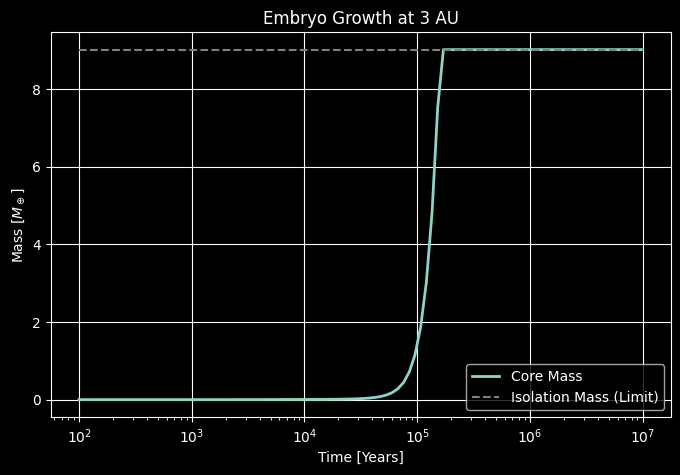
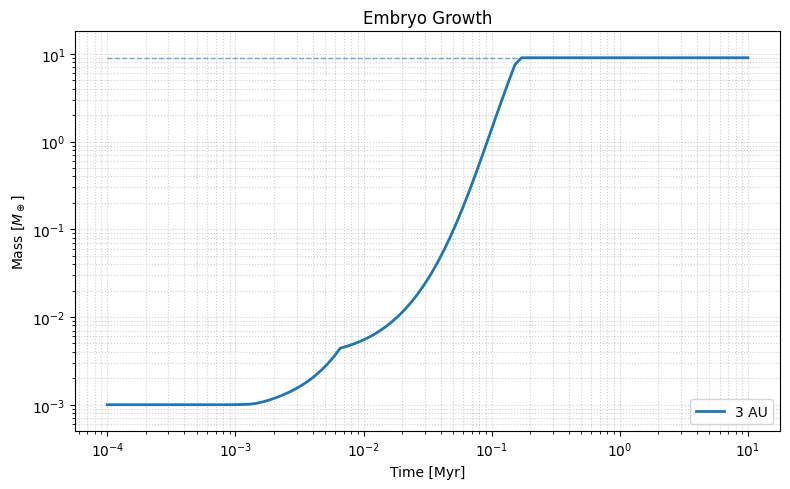
The notebook cell's code change between the first figure and the second:
--- before
+++ after
@@ -1,18 +1 @@
-# Extract data for the embryo at 3 AU
-history_3au = results[3.0]
-
-time_years = history_3au[:, 0] / (3.154e7)  # Convert s to years
-total_mass = history_3au[:, 1] / c.M_EARTH # Convert to Earth Masses
-iso_mass = history_3au[:, 2] / c.M_EARTH
-
-
-plt.figure(figsize=(8,5))
-plt.plot(time_years, total_mass, lw=2, label="Core Mass")
-plt.plot(time_years, iso_mass, '--', color='gray', label="Isolation Mass (Limit)")
-plt.xlabel("Time [Years]")
-plt.ylabel(r"Mass [$M_\oplus$]") 
-plt.xscale("log")
-plt.title("Embryo Growth at 3 AU")
-plt.legend()
-plt.grid(True)
-plt.show()
+fig, ax = sim.plot_growth_curves(results)

Commit: feat: implement core PA3Py simulation engine with plotting, documentation, and data management utilities